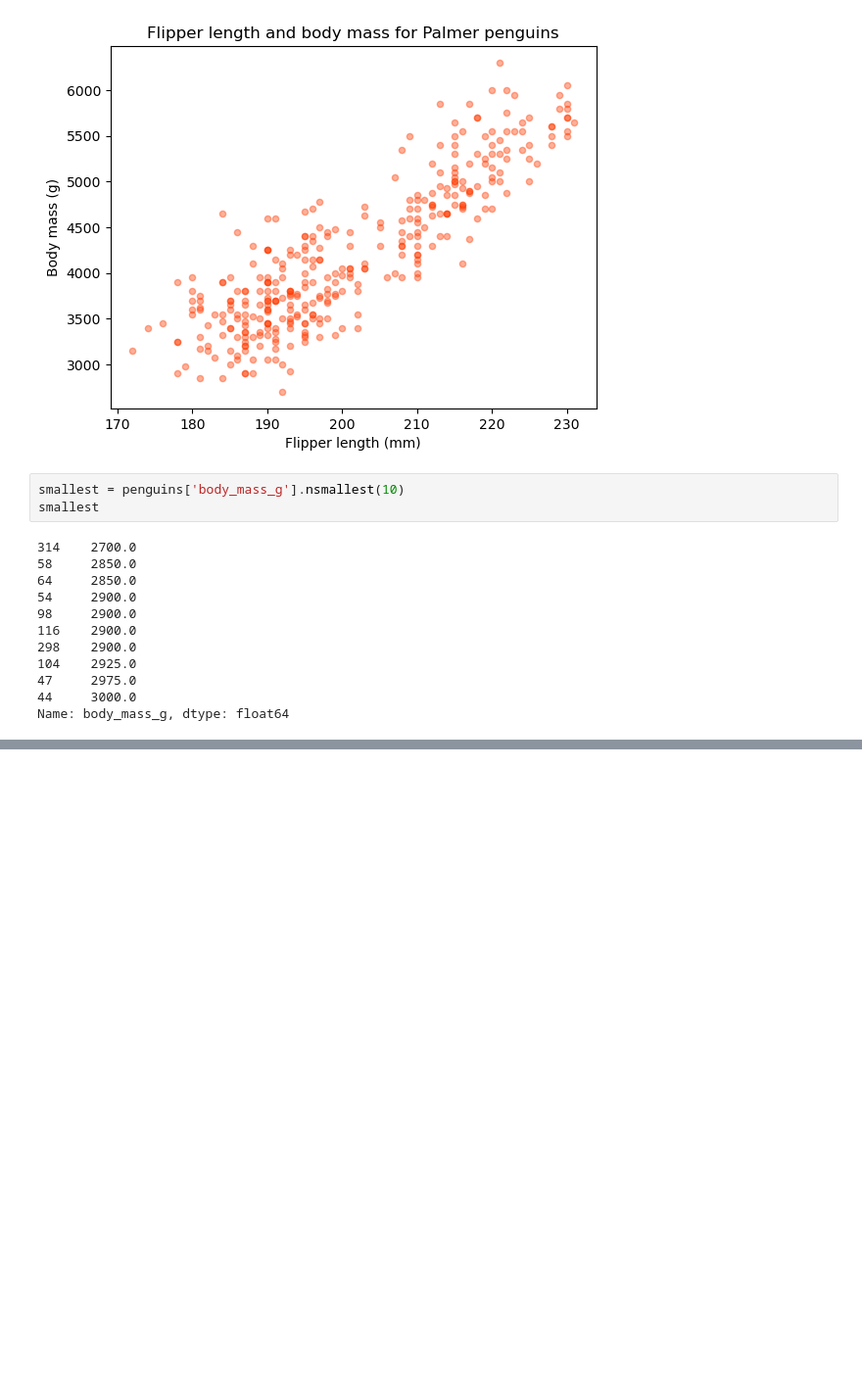
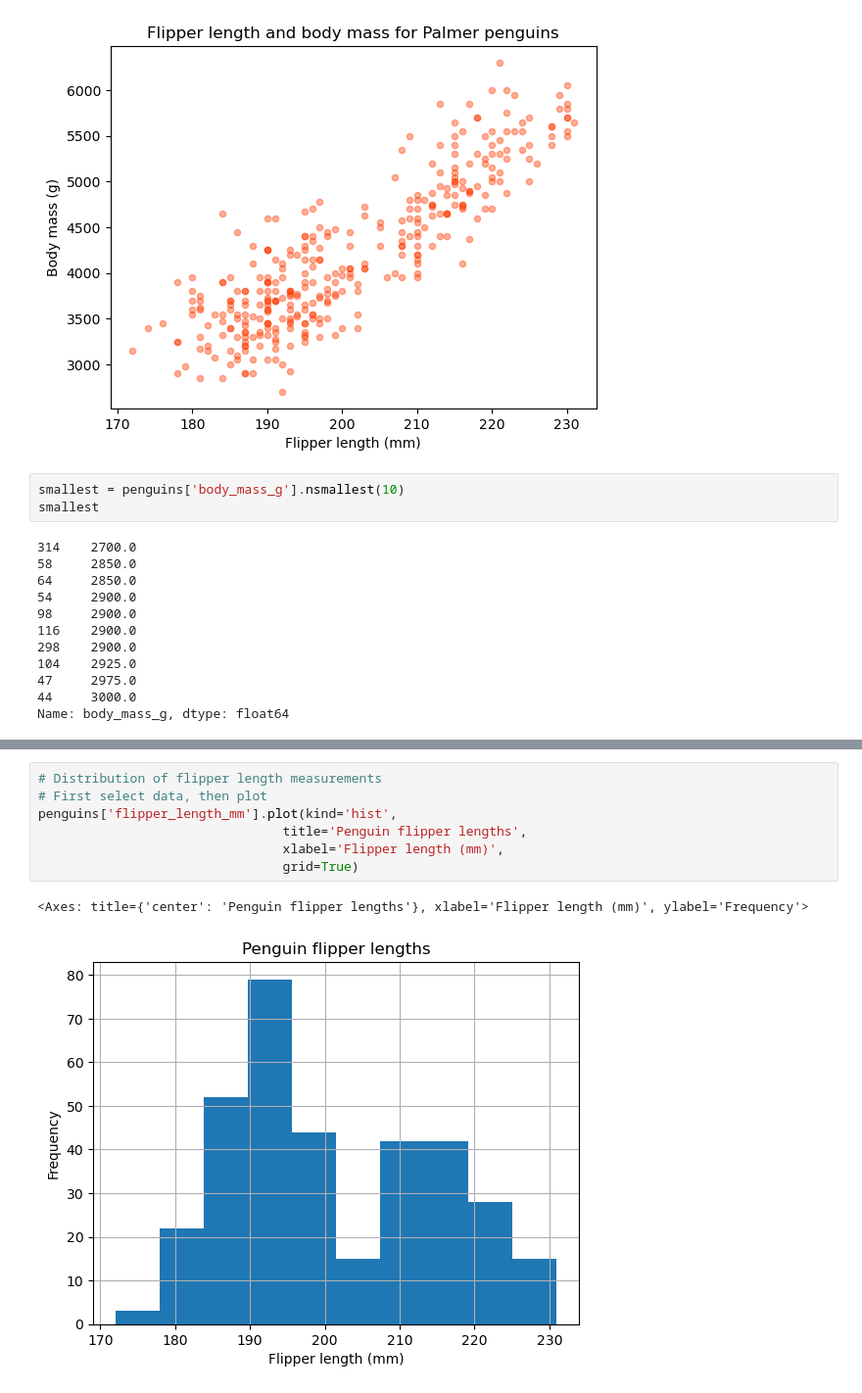
Before and after one commit to kailani-boop/eds220-in-class, a Jupyter notebook: Week1/week1-basic-plotting.ipynb, the cells around one changed output, grey strips where cells are left out. Shown at 98% size. Drawn from its saved outputs; the diff is of its cells as text; blank space fills up the shorter version.

```diff
--- a/Week1/week1-basic-plotting.ipynb
+++ b/Week1/week1-basic-plotting.ipynb
@@ -248,0 +269,10 @@ Name: body_mass_g, dtype: float64
+# %%
+# Distribution of flipper length measurements
+# First select data, then plot
+penguins['flipper_length_mm'].plot(kind='hist',
+                                title='Penguin flipper lengths',
+                                xlabel='Flipper length (mm)',
+                                grid=True)
+# %% [output]
+<Axes: title={'center': 'Penguin flipper lengths'}, xlabel='Flipper length (mm)', ylabel='Frequency'>
+[figure, added]
```
Also changed, not shown: parts of 7 cells of this notebook, 1 other file.
